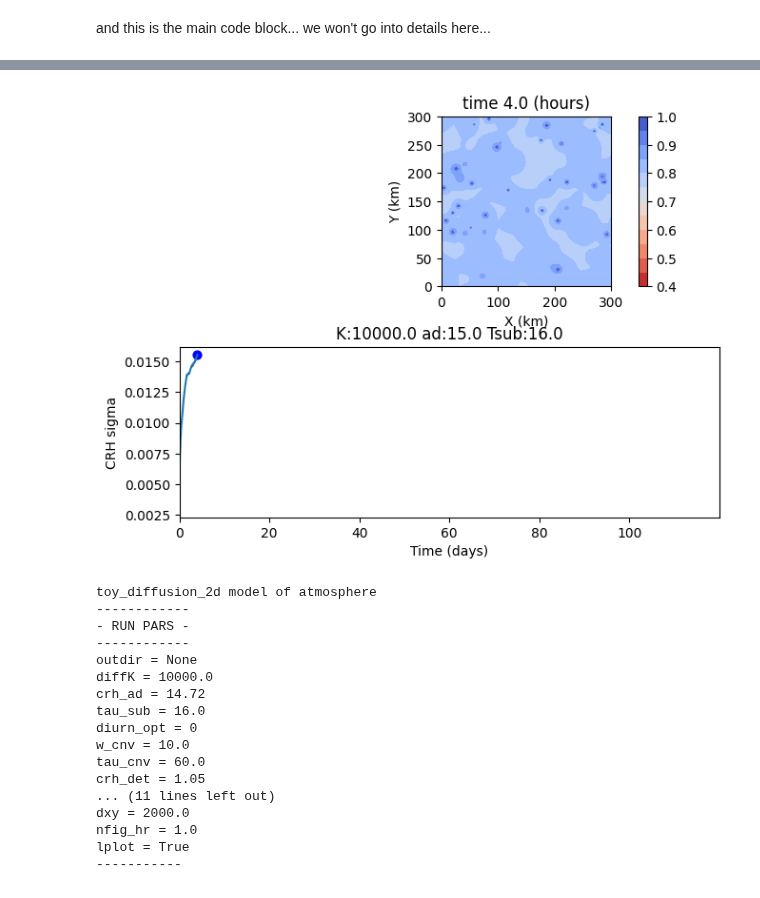
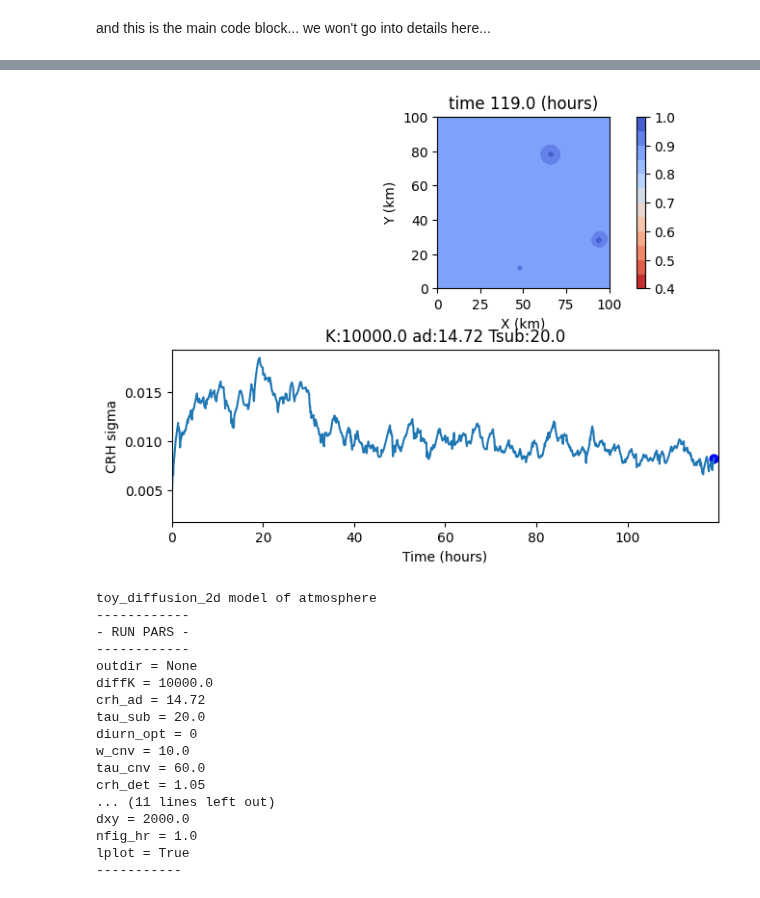
Before and after one commit to spencerahill/climate-book, a Jupyter notebook: notebooks/stochastic_model.ipynb, the cells around one changed output, grey strips where cells are left out. Cells and saved outputs as stored; diff of their text form; code cells hidden in the pictures.

```diff
--- a/notebooks/stochastic_model.ipynb
+++ b/notebooks/stochastic_model.ipynb
@@ -51,10 +51,10 @@ def defaults():
     pars["diffK"]=10000. # 37500.
 
     #Steepness of the exponential function governing the choice of convective locations. Default is from TRMM retrieval version 7 (see Rushley et al. (2018), https://doi.org/10.1002/2017GL076296; see also Bretherton et al. (2004), https://doi.org/10.1175/1520-0442(2004)017<1517:RBWVPA>2.0.CO;2, and references therein)
-    pars["crh_ad"]=14.72
+    pars["crh_ad"]=14.72  # 14.72
 
     #Subsidence drying timescale (in days, not seconds!)
-    pars["tau_sub"]=16. # 20.
+    pars["tau_sub"]=20. # 20.
 
     #Option to include the diurnal cycle, if = 0 no diurnal cycle is considered
     pars["diurn_opt"]=0
@@ -90,10 +90,10 @@ def defaults():
 
     #Total simulated time (days) and timestep (seconds)
     pars["nday"]=5
-    pars["dt"]=30.
+    pars["dt"]=60.
 
     #Domain size (m) and horizontal resolution (m)
-    pars["domain_xy"]=300.e3
+    pars["domain_xy"]=100.e3
     pars["dxy"]=2000.
 
     #Diagnostics for a netcdf output file with maps
@@ -118,7 +118,7 @@ def ADI(fld, a0, a1, a2, nx, ny, x, y, z):
 # %% [markdown]
 and this is the main code block...  we won't go into details here...
 # %%
-def main(pars):
+def srdm(pars):
 
     #This option allows to test the ADI scheme with initial top-hat CRH profile
     ltest=False
@@ -547,10 +553,9 @@ and this is how we run an integration
 # %%
 
 pars=defaults()
-#pars=getargs(pars)
-main(pars)
+srdm(pars)
 # %% [output]
-[figure, old version]
+[figure, new version]
 toy_diffusion_2d model of atmosphere
 ------------
 - RUN PARS -
@@ -558,7 +563,7 @@ toy_diffusion_2d model of atmosphere
 outdir = None
 diffK = 10000.0
 crh_ad = 14.72
-tau_sub = 16.0
+tau_sub = 20.0
 diurn_opt = 0
 w_cnv = 10.0
 tau_cnv = 60.0
```
Also changed, not shown: parts of 6 cells of this notebook.
